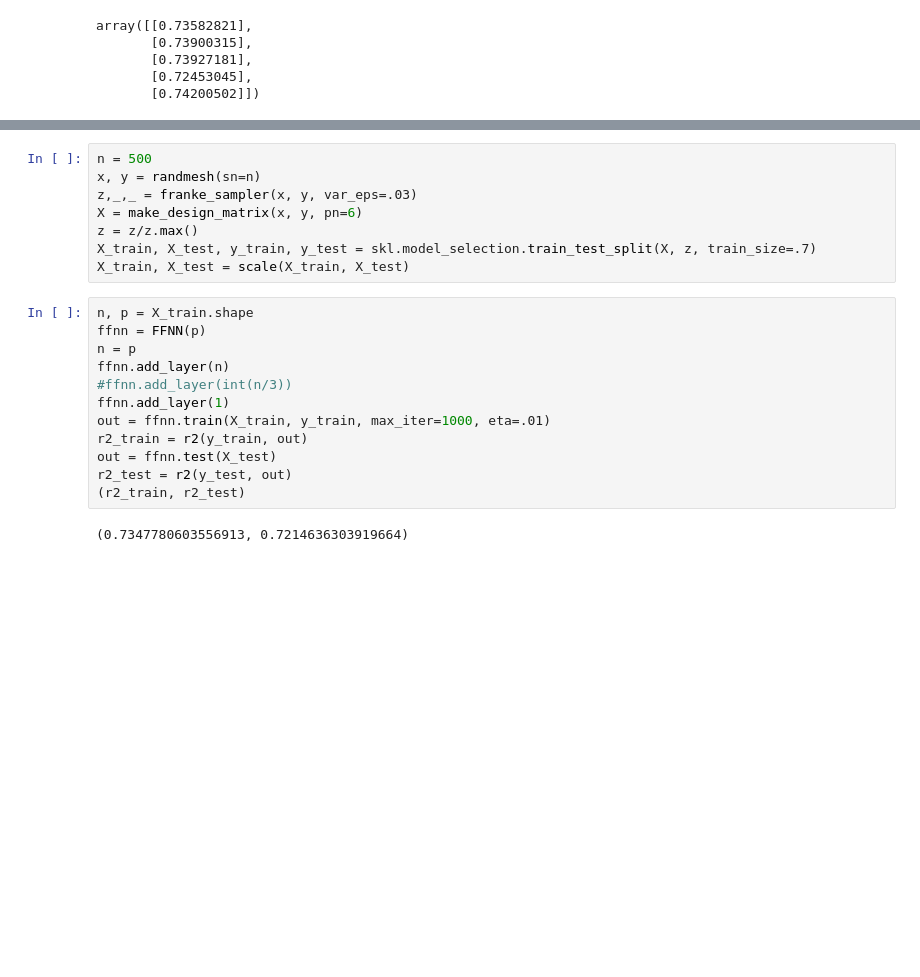
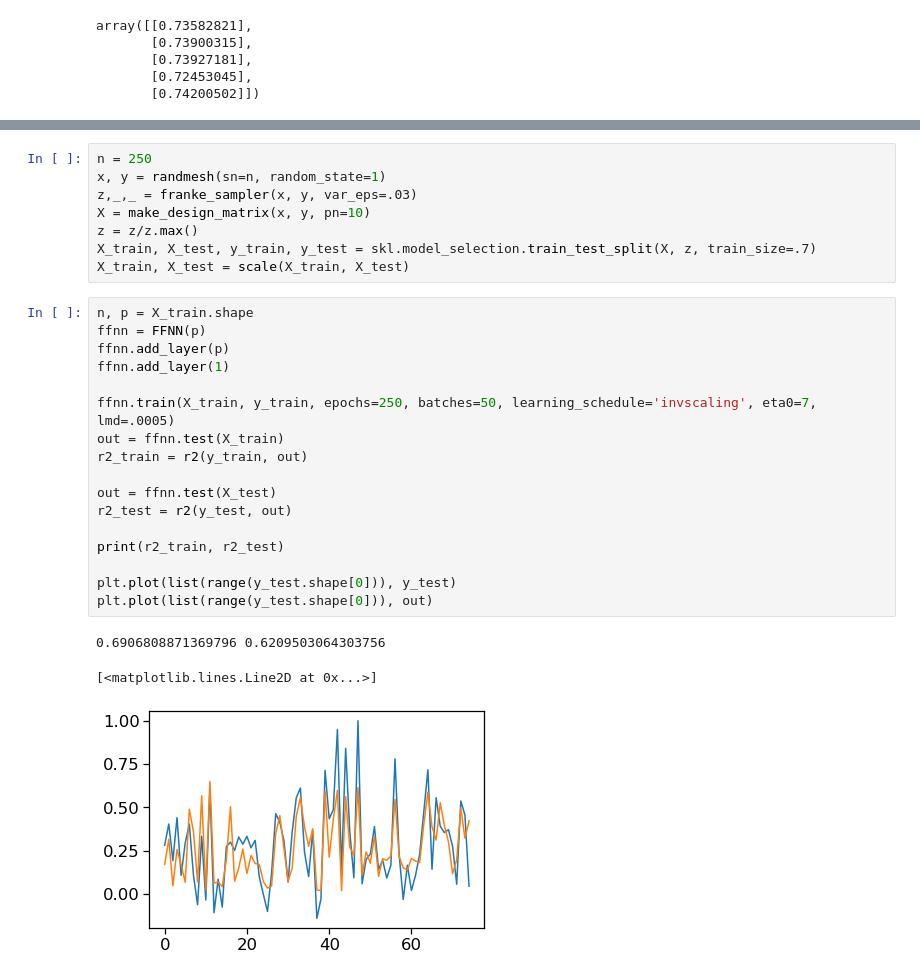
Before and after one commit to fonstelien/FYS-STK4155, a Jupyter notebook: project2/source/testruns.ipynb, the cells around one changed output, grey strips where cells are left out. Drawn from its saved outputs; the diff is of its cells as text; blank space fills up the shorter version.

```diff
--- a/project2/source/testruns.ipynb
+++ b/project2/source/testruns.ipynb
@@ -228,22 +233,29 @@ r2_test = r2(y_test, out)
 # %%
-n = 500
-x, y = randmesh(sn=n)
+n = 250
+x, y = randmesh(sn=n, random_state=1)
 z,_,_ = franke_sampler(x, y, var_eps=.03)
-X = make_design_matrix(x, y, pn=6)
+X = make_design_matrix(x, y, pn=10)
 z = z/z.max()
 X_train, X_test, y_train, y_test = skl.model_selection.train_test_split(X, z, train_size=.7)
 X_train, X_test = scale(X_train, X_test)
 # %%
 n, p = X_train.shape
 ffnn = FFNN(p)
-n = p
-ffnn.add_layer(n)
-#ffnn.add_layer(int(n/3))
+ffnn.add_layer(p)
 ffnn.add_layer(1)
-out = ffnn.train(X_train, y_train, max_iter=1000, eta=.01)
+
+ffnn.train(X_train, y_train, epochs=250, batches=50, learning_schedule='invscaling', eta0=7, lmd=.0005)
+out = ffnn.test(X_train)
 r2_train = r2(y_train, out)
+
 out = ffnn.test(X_test)
 r2_test = r2(y_test, out)
-(r2_train, r2_test)
+
+print(r2_train, r2_test)
+
+plt.plot(list(range(y_test.shape[0])), y_test)
+plt.plot(list(range(y_test.shape[0])), out)
 # %% [output]
-(0.7347780603556913, 0.7214636303919664)
+0.6906808871369796 0.6209503064303756
+[<matplotlib.lines.Line2D at 0x...>]
+[figure, added]
```
Also changed, not shown: parts of 9 cells of this notebook, 1 other file.
